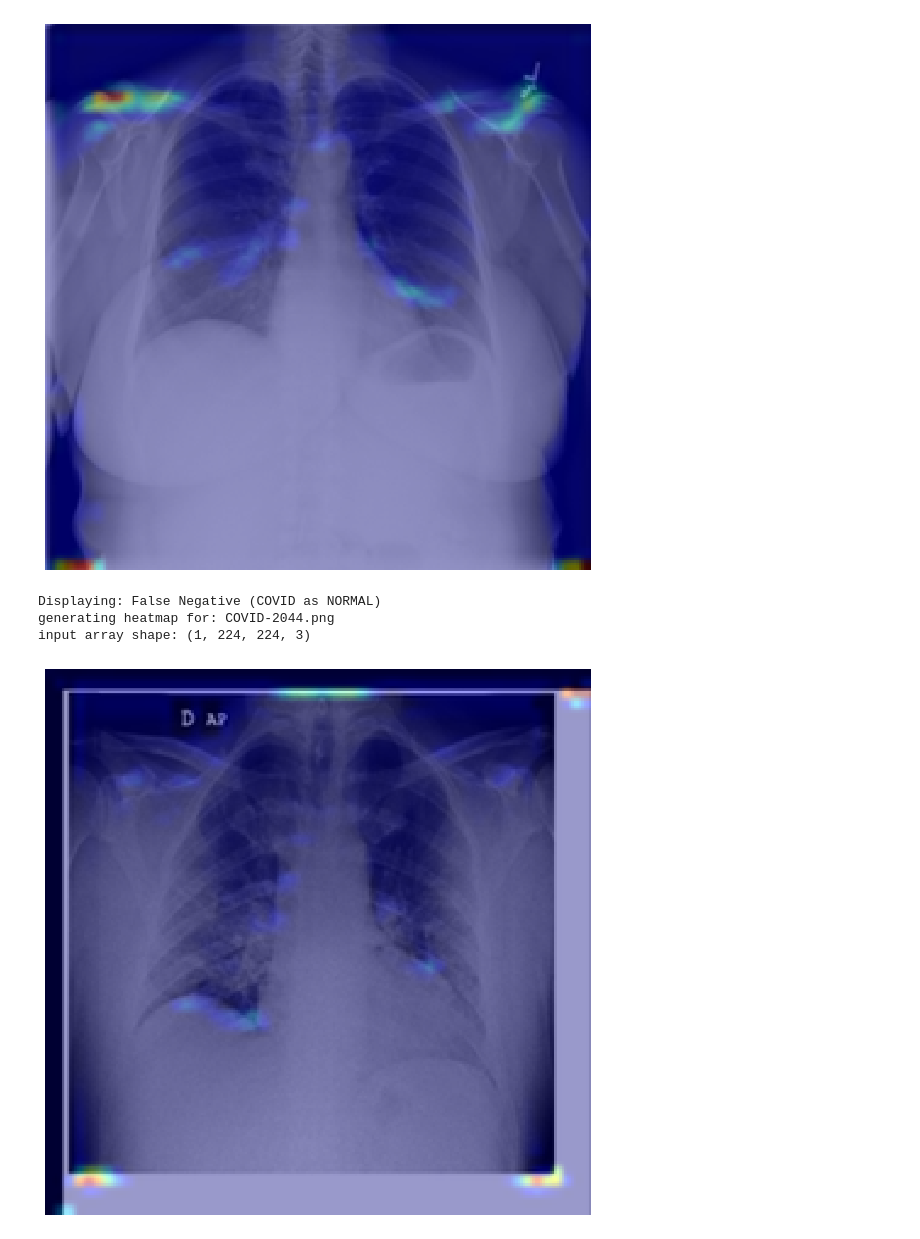
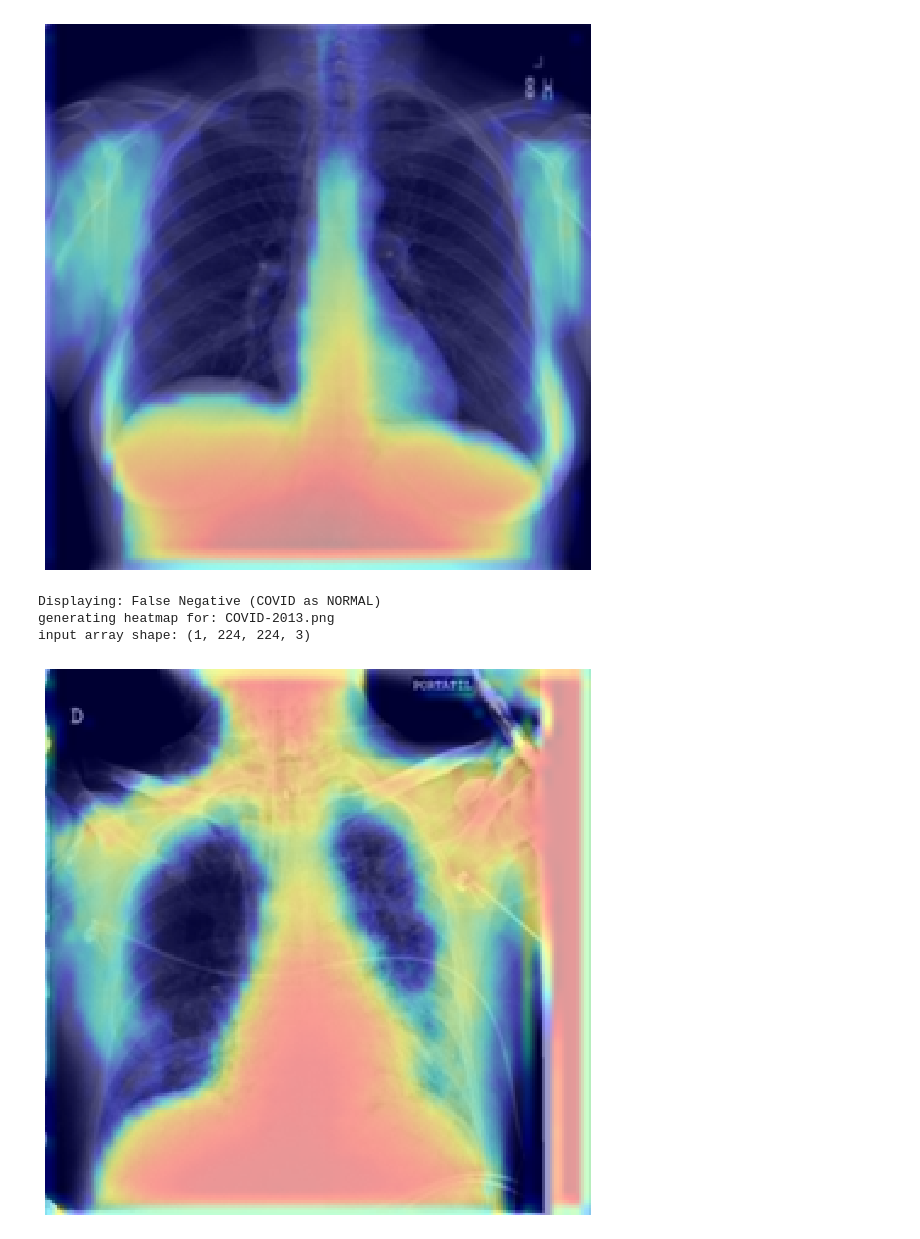
Before and after one commit to romeodetimmerman/covid-xray, a Jupyter notebook: src/gradcam.ipynb, the cells around one changed output. Drawn from its saved outputs; the diff is of its cells as text; code cells hidden in the pictures.

```diff
--- a/src/gradcam.ipynb
+++ b/src/gradcam.ipynb
@@ -10,7 +11,7 @@ MODEL_PATH = "../models/baseline_model.keras"
 COVID_DIR = "../data/processed/test/COVID/"
 NORMAL_DIR = "../data/processed/test/NORMAL/"
 IMG_SIZE = (224, 224)
-LAST_CONV_LAYER_NAME = "conv2d_35"
+LAST_CONV_LAYER_NAME = "conv2d_20"
 PREDICTION_THRESHOLD = 0.5
 # %%
 def get_image_paths(data_dir):
@@ -113,12 +108,6 @@ normal_paths = get_image_paths(NORMAL_DIR)
 # %%
-all_results = {"tp": [], "fp": [], "tn": [], "fn": []}
-
-covid_results = predict_and_classify(model, covid_paths, actual_label=0)
+covid_results = predict_and_classify(model, covid_paths, actual_label=1)
 all_results["tp"].extend(covid_results["tp"])
 all_results["fn"].extend(covid_results["fn"])
-
-normal_results = predict_and_classify(model, normal_paths, actual_label=1)
-all_results["tn"].extend(normal_results["tn"])
-all_results["fp"].extend(normal_results["fp"])
 # %% [output]
 predicting 100 images with actual label COVID
@@ -127,0 +115,4 @@ predicting 100 images with actual label NORMAL
+# %%
+normal_results = predict_and_classify(model, normal_paths, actual_label=0)
+all_results["tn"].extend(normal_results["tn"])
+all_results["fp"].extend(normal_results["fp"])
@@ -128,8 +122,10 @@ predicting 100 images with actual label NORMAL
 # %%
-# select the first image for each category
-sampled_paths = {category: paths[0] for category, paths in all_results.items()}
+# select a random image for each category
+sampled_paths = {}
+for category, paths in all_results.items():
+    sampled_paths[category] = random.choice(paths)
 # %%
-print("\ngenerating heatmaps...")
+print("\ngenerating heatmaps for randomly selected samples")
 category_map = {
     "tp": "True Positive (COVID)",
     "fn": "False Negative (COVID as NORMAL)",
@@ -138,9 +134,6 @@ category_map = {
 }
 
 for category, img_path in sampled_paths.items():
-    if img_path:
-        print(f"\nDisplaying: {category_map.get(category, category.upper())}")
-        generate_heatmap_for_image(model, img_path)
-    else:
-        print(f"skipping heatmap for empty category: {category.upper()}")
+    print(f"\nDisplaying: {category_map.get(category, category.upper())}")
+    generate_heatmap_for_image(model, img_path)
 # %% [output]
@@ -159,6 +152,6 @@ generating heatmap for: Normal-2086.png
 input array shape: (1, 224, 224, 3)
-[figure, old version]
+[figure, new version]
 Displaying: False Negative (COVID as NORMAL)
-generating heatmap for: COVID-2044.png
+generating heatmap for: COVID-2013.png
 input array shape: (1, 224, 224, 3)
-[figure, old version]
+[figure, new version]
```
Also changed, not shown: parts of 7 cells of this notebook.
